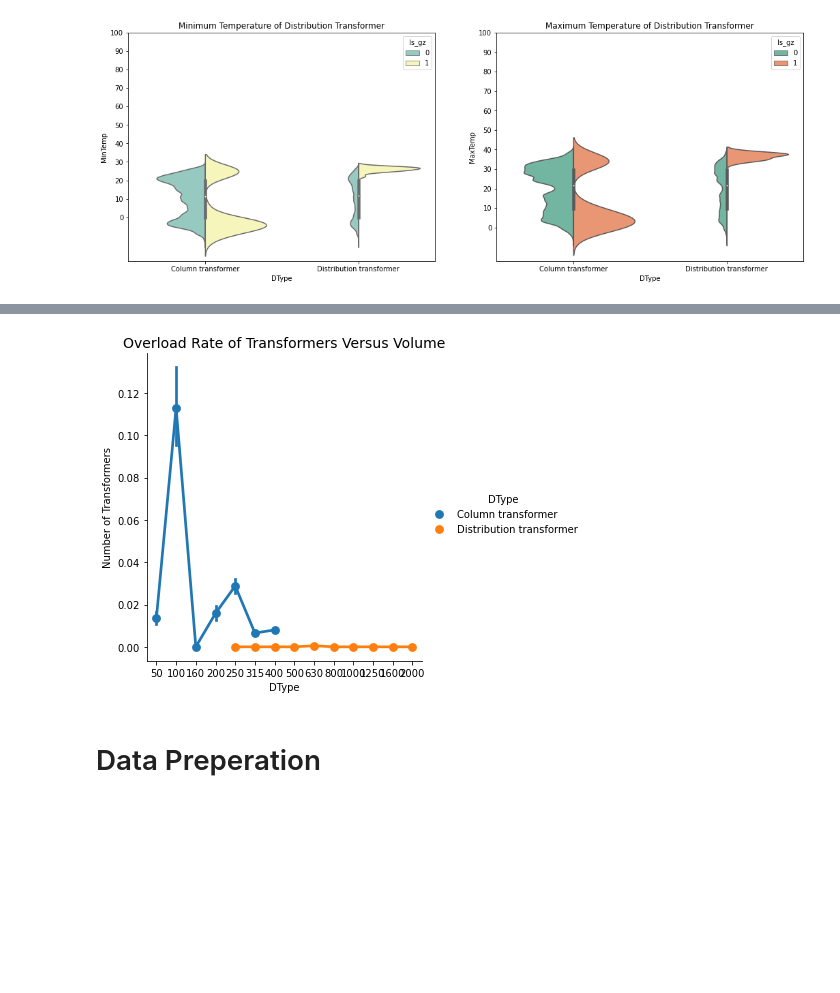
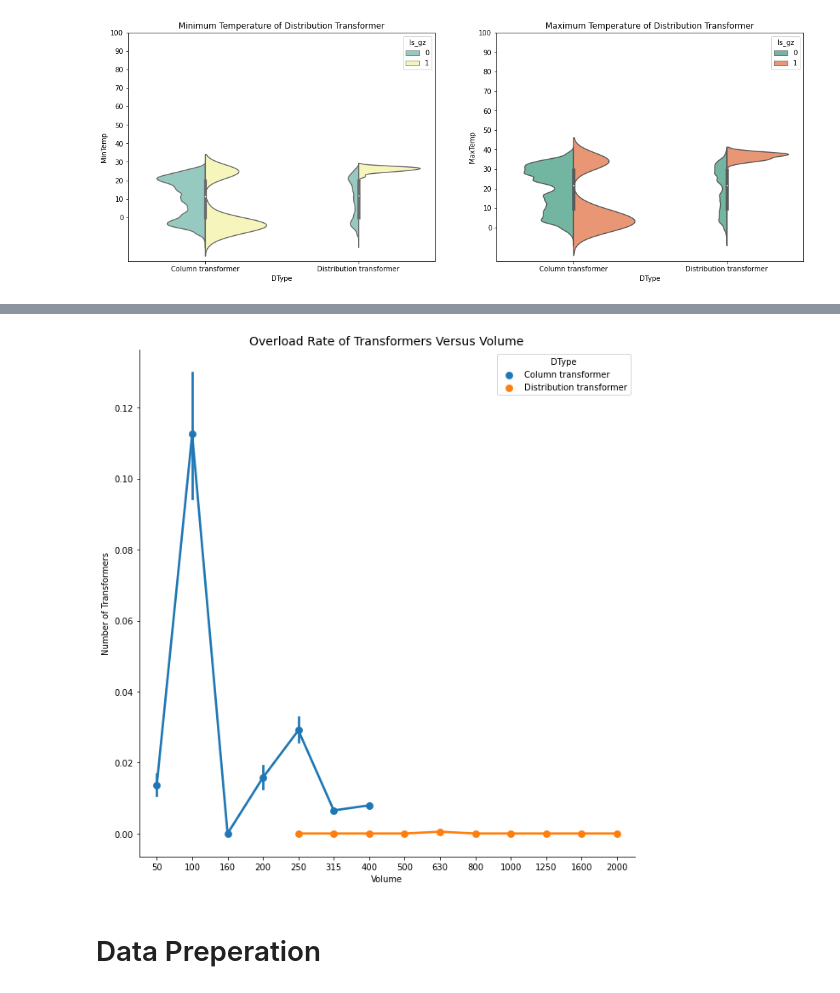
Before and after one commit to choowengyan/CAIIC, a Jupyter notebook: Prediction-Julian.ipynb, the cells around one changed output, grey strips where cells are left out. Drawn from its saved outputs; the diff is of its cells as text; code cells hidden in the pictures; blank space fills up the shorter version.

```diff
--- a/Prediction-Julian.ipynb
+++ b/Prediction-Julian.ipynb
@@ -272,11 +272,11 @@ Name: Is_gz, dtype: int64
 # %%
-sns.factorplot('Volume','Is_gz','DType', data=df_train)
+sns.factorplot('Volume','Is_gz','DType', data=df_train, legend_out=False, size=9)
 plt.title("Overload Rate of Transformers Versus Volume", fontsize=14)
-plt.xlabel("DType")
+plt.xlabel("Volume")
 plt.ylabel("Number of Transformers")
 plt.show()
 # %% [output]
-[figure, old version]
+[figure, new version]
 # %% [markdown]
 # Data Preperation
 # %% [markdown]
```
Also changed, not shown: parts of 12 cells of this notebook, 1 other file.
